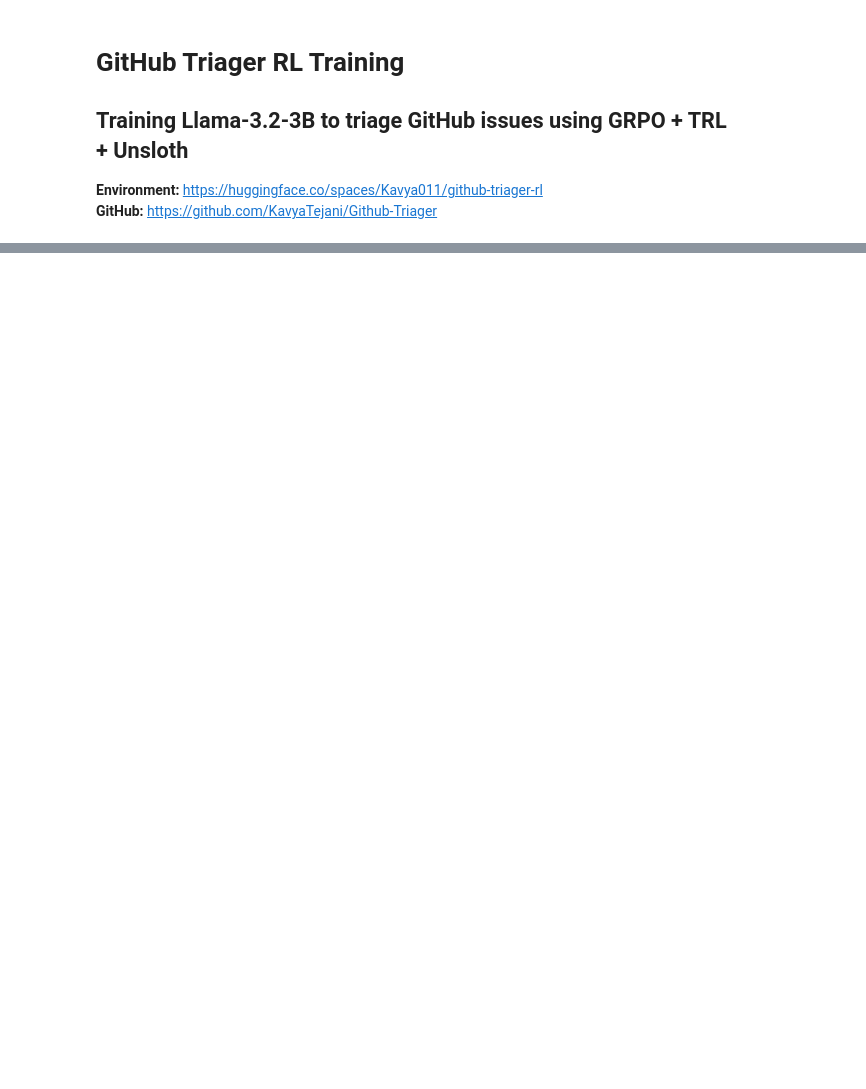
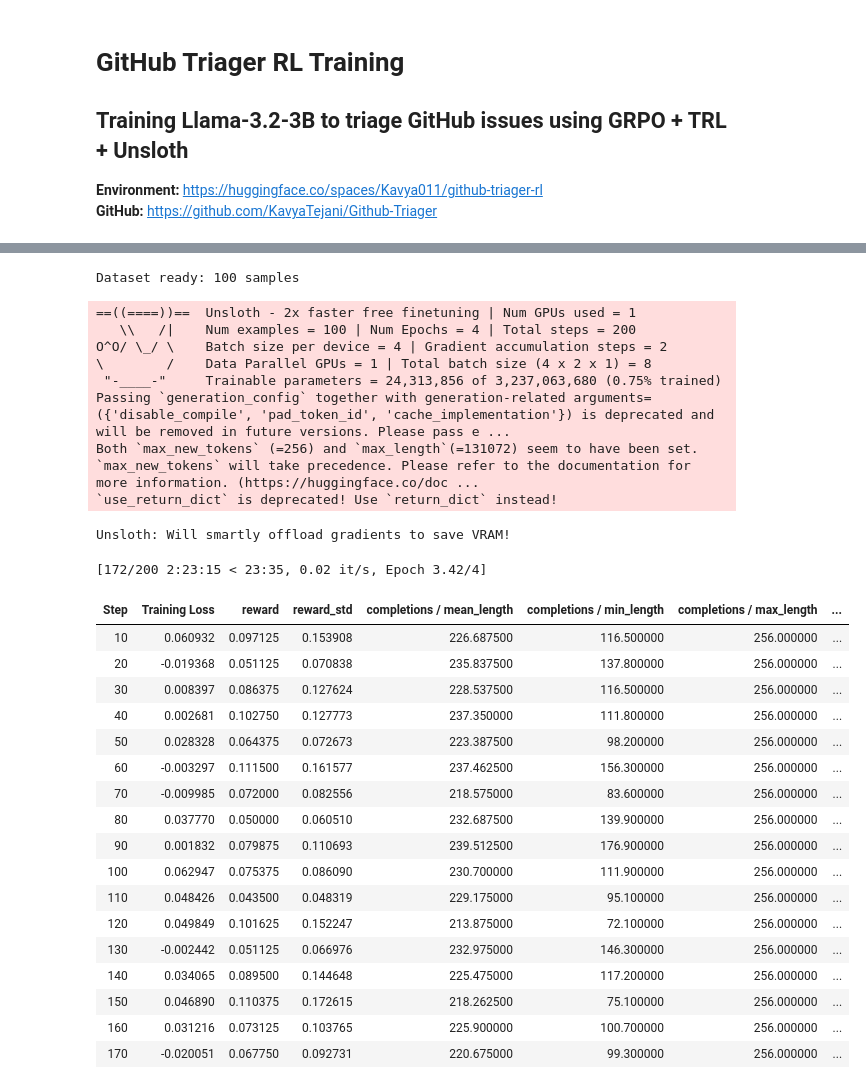
Before and after one commit to KavyaTejani/Github-Triager, a Jupyter notebook: training/train_github_triager.ipynb, the cells around one changed output, grey strips where cells are left out. Cells and saved outputs as stored; diff of their text form; code cells hidden in the pictures; blank space fills up the shorter version.

Commit message:
Final Submission: Add training results, updated README, and Blog

```diff
--- a/training/train_github_triager.ipynb
+++ b/training/train_github_triager.ipynb
@@ -86,14 +112,0 @@ except Exception as e:
-# %%
-async def get_env_reward(completion: str) -> float:
-    async with GitHubTriagerClient(base_url=ENVIRONMENT_URL) as env:
-        await env.reset(task_id="label_classification")
-        result = await env.step({"response": completion})
-        return float(result.get("reward", 0.0))
-
-def compute_reward(prompts, completions, **kwargs):
-    rewards = []
-    for completion in completions:
-        text = completion[0]["content"] if isinstance(completion, list) else completion
-        reward = asyncio.run(get_env_reward(text))
-        rewards.append(reward)
-    return rewards
@@ -100,43 +142,74 @@ def compute_reward(prompts, completions, **kwargs):
 # %%
 from datasets import Dataset
 
-async def build_dataset(n_samples: int = 100):
-    samples = []
-    async with GitHubTriagerClient(base_url=ENVIRONMENT_URL) as env:
-        for i in range(n_samples):
-            obs = await env.reset(task_id="label_classification")
-            prompt = f"""You are a GitHub issue triager.
+def build_dataset(n_samples: int = 100):
+  samples = []
+  with GitHubTriagerClient(base_url=ENVIRONMENT_URL) as env:
+    for i in range(n_samples):
+      obs = env.reset(task_id="label_classification")
+      prompt = f"""You are a GitHub issue triager.
 Issue Title: {obs['issue']['title']}
 Issue Body: {obs['issue']['body']}
 Classify this issue. Respond with JSON only.
 Format: {{"label": "<bug|feature|documentation|question|enhancement>"}}"""
-            samples.append({"prompt": prompt})
-    return Dataset.from_list(samples)
+      samples.append({"prompt": prompt})
+  return Dataset.from_list(samples)
 
-dataset = asyncio.run(build_dataset(100))
+dataset = build_dataset(100)
 print(f"Dataset ready: {len(dataset)} samples")
+# %% [output]
+Dataset ready: 100 samples
 # %%
 from trl import GRPOConfig, GRPOTrainer
 
 training_args = GRPOConfig(
     output_dir="./outputs/github-triager-grpo",
     num_train_epochs=1,
     per_device_train_batch_size=BATCH_SIZE,
     num_generations=NUM_GENERATIONS,
     max_steps=MAX_STEPS,
     learning_rate=5e-6,
     logging_steps=10,
-    save_steps=50,
+    save_steps=20,
     report_to="none",
 )
 
 trainer = GRPOTrainer(
     model=model,
     args=training_args,
     train_dataset=dataset,
     reward_funcs=[compute_reward],
     tokenizer=tokenizer,
 )
 
 trainer.train()
 print("Training complete.")
+# %% [output]
+==((====))==  Unsloth - 2x faster free finetuning | Num GPUs used = 1
+   \\   /|    Num examples = 100 | Num Epochs = 4 | Total steps = 200
+O^O/ \_/ \    Batch size per device = 4 | Gradient accumulation steps = 2
+\        /    Data Parallel GPUs = 1 | Total batch size (4 x 2 x 1) = 8
+ "-____-"     Trainable parameters = 24,313,856 of 3,237,063,680 (0.75% trained)
+Passing `generation_config` together with generation-related arguments=({'disable_compile', 'pad_token_id', 'cache_implementation'}) is deprecated and will be removed in future versions. Please pass e ...
+Both `max_new_tokens` (=256) and `max_length`(=131072) seem to have been set. `max_new_tokens` will take precedence. Please refer to the documentation for more information. (https://huggingface.co/doc ...
+`use_return_dict` is deprecated! Use `return_dict` instead!
+Unsloth: Will smartly offload gradients to save VRAM!
+[172/200 2:23:15 < 23:35, 0.02 it/s, Epoch 3.42/4]
+| Step | Training Loss | reward | reward_std | completions / mean_length | completions / min_length | completions / max_length | ... |
+| 10 | 0.060932 | 0.097125 | 0.153908 | 226.687500 | 116.500000 | 256.000000 | ... |
+| 20 | -0.019368 | 0.051125 | 0.070838 | 235.837500 | 137.800000 | 256.000000 | ... |
+| 30 | 0.008397 | 0.086375 | 0.127624 | 228.537500 | 116.500000 | 256.000000 | ... |
+| 40 | 0.002681 | 0.102750 | 0.127773 | 237.350000 | 111.800000 | 256.000000 | ... |
+| 50 | 0.028328 | 0.064375 | 0.072673 | 223.387500 | 98.200000 | 256.000000 | ... |
+| 60 | -0.003297 | 0.111500 | 0.161577 | 237.462500 | 156.300000 | 256.000000 | ... |
+| 70 | -0.009985 | 0.072000 | 0.082556 | 218.575000 | 83.600000 | 256.000000 | ... |
+| 80 | 0.037770 | 0.050000 | 0.060510 | 232.687500 | 139.900000 | 256.000000 | ... |
+| 90 | 0.001832 | 0.079875 | 0.110693 | 239.512500 | 176.900000 | 256.000000 | ... |
+| 100 | 0.062947 | 0.075375 | 0.086090 | 230.700000 | 111.900000 | 256.000000 | ... |
+| 110 | 0.048426 | 0.043500 | 0.048319 | 229.175000 | 95.100000 | 256.000000 | ... |
+| 120 | 0.049849 | 0.101625 | 0.152247 | 213.875000 | 72.100000 | 256.000000 | ... |
+| 130 | -0.002442 | 0.051125 | 0.066976 | 232.975000 | 146.300000 | 256.000000 | ... |
+| 140 | 0.034065 | 0.089500 | 0.144648 | 225.475000 | 117.200000 | 256.000000 | ... |
+| 150 | 0.046890 | 0.110375 | 0.172615 | 218.262500 | 75.100000 | 256.000000 | ... |
+| 160 | 0.031216 | 0.073125 | 0.103765 | 225.900000 | 100.700000 | 256.000000 | ... |
+| 170 | -0.020051 | 0.067750 | 0.092731 | 220.675000 | 99.300000 | 256.000000 | ... |
```
Also changed, not shown: parts of 8 cells of this notebook, 6 other files.
